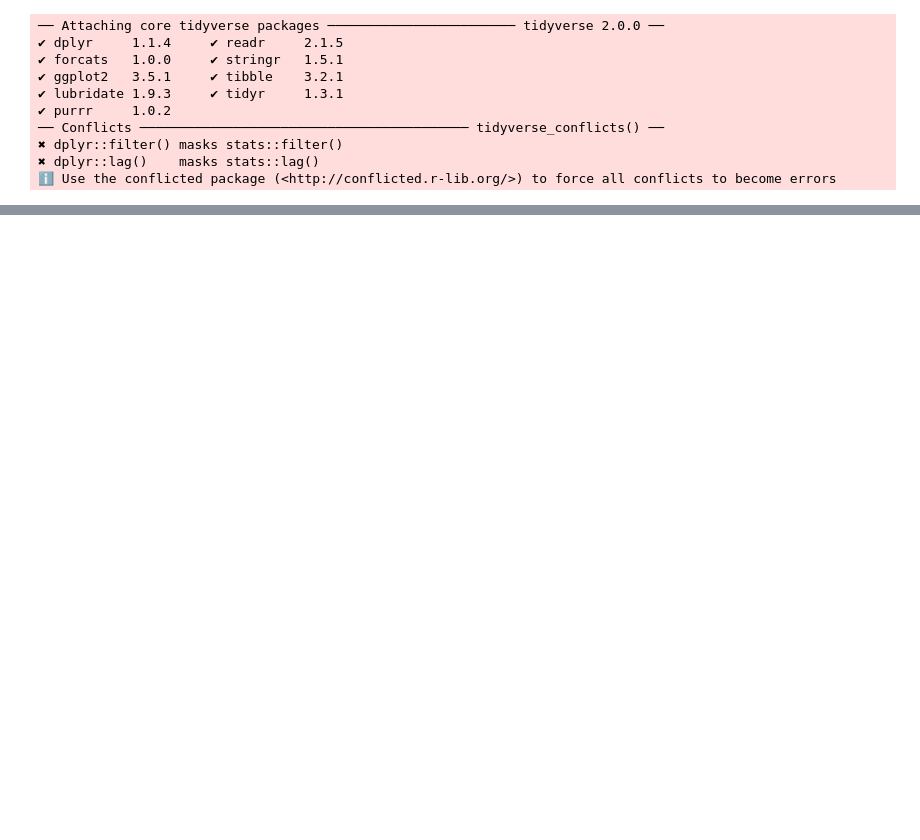
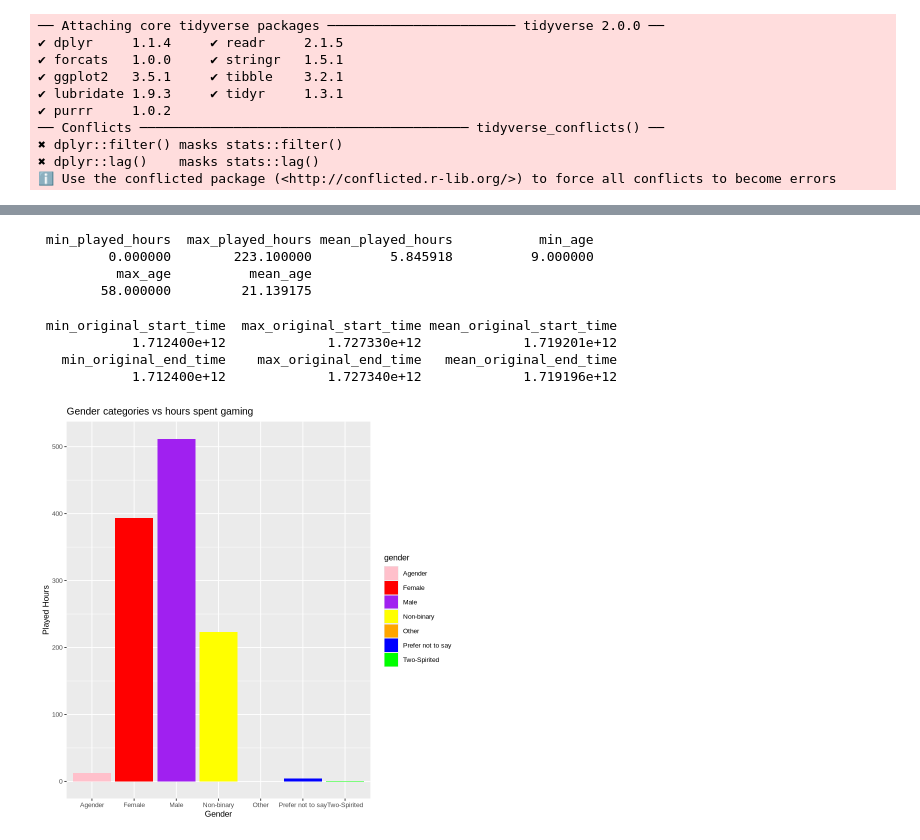
Before and after one commit to ranenmichal/project_dsci_100, a Jupyter notebook: Untitled.ipynb, the cells around one changed output, grey strips where cells are left out. Drawn from its saved outputs; the diff is of its cells as text; code cells hidden in the pictures; blank space fills up the shorter version.

Commit message:
Codes for graphs
Testing to see if it visualizes in git

```diff
--- a/Untitled.ipynb
+++ b/Untitled.ipynb
@@ -36,0 +58,49 @@ A data.frame: 196 × 7
+# %%
+players_stats <- c(
+  min_played_hours  = min(players$played_hours, na.rm = TRUE),
+  max_played_hours  = max(players$played_hours, na.rm = TRUE),
+  mean_played_hours = mean(players$played_hours, na.rm = TRUE),
+
+  min_age  = min(players$Age, na.rm = TRUE),
+  max_age  = max(players$Age, na.rm = TRUE),
+  mean_age = mean(players$Age, na.rm = TRUE)
+)
+
+players_stats
+# %% [output]
+ min_played_hours  max_played_hours mean_played_hours           min_age
+         0.000000        223.100000          5.845918          9.000000
+          max_age          mean_age
+        58.000000         21.139175
+# %%
+sessions_stats <- c(
+  min_original_start_time  = min(sessions$original_start_time, na.rm = TRUE),
+  max_original_start_time  = max(sessions$original_start_time, na.rm = TRUE),
+  mean_original_start_time = mean(sessions$original_start_time, na.rm = TRUE),
+
+  min_original_end_time  = min(sessions$original_end_time, na.rm = TRUE),
+  max_original_end_time  = max(sessions$original_end_time, na.rm = TRUE),
+  mean_original_end_time = mean(sessions$original_end_time, na.rm = TRUE)
+)
+
+sessions_stats
+# %% [output]
+ min_original_start_time  max_original_start_time mean_original_start_time
+            1.712400e+12             1.727330e+12             1.719201e+12
+   min_original_end_time    max_original_end_time   mean_original_end_time
+            1.712400e+12             1.727340e+12             1.719196e+12
+# %%
+library(ggplot2)
+players_bar_1 <- ggplot(players, aes(x = gender, y = played_hours, fill = gender)) +
+  geom_bar(stat = "identity") +
+  scale_fill_manual(values = c("pink", "red", "purple", "yellow", "orange", "blue", "green")) +
+  labs(
+    x = "Gender",
+    y = "Played Hours",
+    title = "Gender categories vs hours spent gaming"
+  ) +
+  theme(text = element_text(size = 10))
+
+players_bar_1
+# %% [output]
+[figure, added]
```
Also changed, not shown: parts of 4 cells of this notebook.
